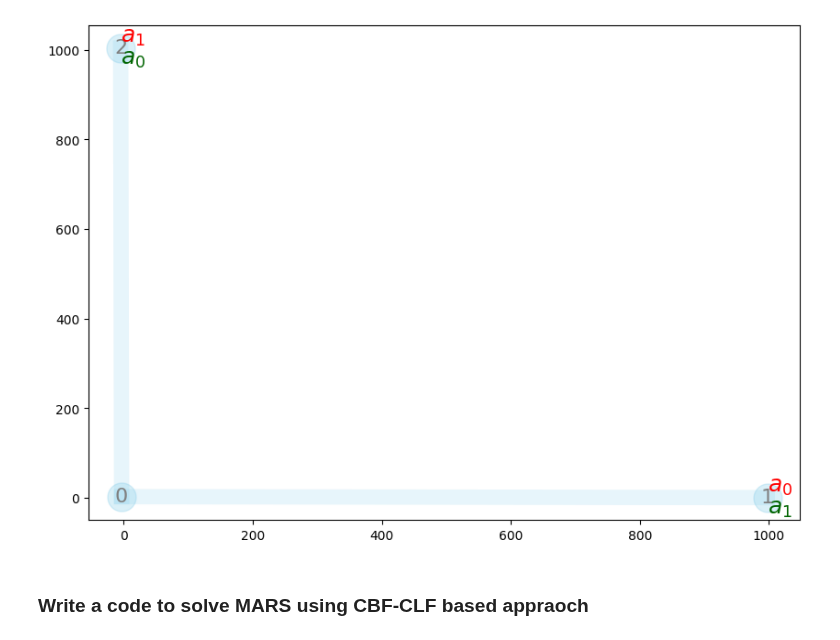
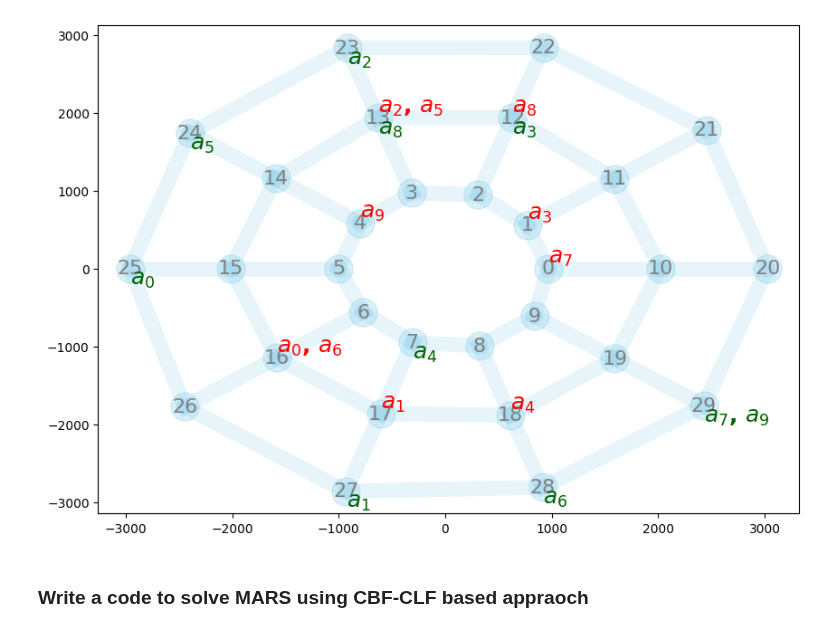
Before and after one commit to dt-1729/ULI_NASA, a Jupyter notebook: UTM_scheduling_and_routing/main.ipynb, the cells around one changed output. Cells and saved outputs as stored; diff of their text form; code cells hidden in the pictures.

```diff
--- a/UTM_scheduling_and_routing/main.ipynb
+++ b/UTM_scheduling_and_routing/main.ipynb
@@ -15,8 +15,8 @@ importlib.reload(createEnv)
 importlib.reload(supporting_functions)
 
 # generate waypoints and the adjacency matrix
-n_waypoints = 3
-n_agents = 2
+n_waypoints = 30
+n_agents = 10
 tolArray = np.random.uniform(3.0, 3.0, n_waypoints)
 
 # Grid network parameters
@@ -33,36 +33,36 @@ ring_params = {
     'num_rings':3,
     'points_per_ring':int(n_waypoints/3),
     'center_distance':1000,
     'deformation_level':50.0,
     'extra_connections':0.00,
     'missing_connections':0.05
 }
 
 # create a mars environment
 mars = createEnv.MARS(
     n_waypoints,
     n_agents,
     tolArray,
-    grid_params,
-    seed=12,
+    ring_params,
+    seed=11,
     offset_energy=1,
     stagewiseCostCoeffs=np.array([10.0, 100.0, 1.0]),
     selfHop=0,
     ca_cbf="ellipsoidal",
     printFlag=False)
 
 # mars visualization
 cmap = plt.get_cmap('tab20')
 agent_colors = {a: cmap(i / mars.n_agents) for i, a in enumerate(range(mars.n_agents))}
 createEnv.plotNetwork(mars=mars, figuresize=(10,7), routes=[], agent_colors=agent_colors, showEdgeLength=False)
 
 # agent visualization
 # show_graph=0
 # if show_graph:
 #     for i,v in enumerate(mars.agents):
 #         v.showGraph(mars.wp_locations, mars.dist_mat, mars.mask, mars.sched_mat[i,:], figuresize=(10,5), showEdgeTimeLim=True)
 # %% [output]
-[figure, old version]
+[figure, new version]
 # %% [markdown]
 ### Write a code to solve MARS using CBF-CLF based appraoch
 # %%
```
Also changed, not shown: parts of 5 cells of this notebook, 1 other file.
